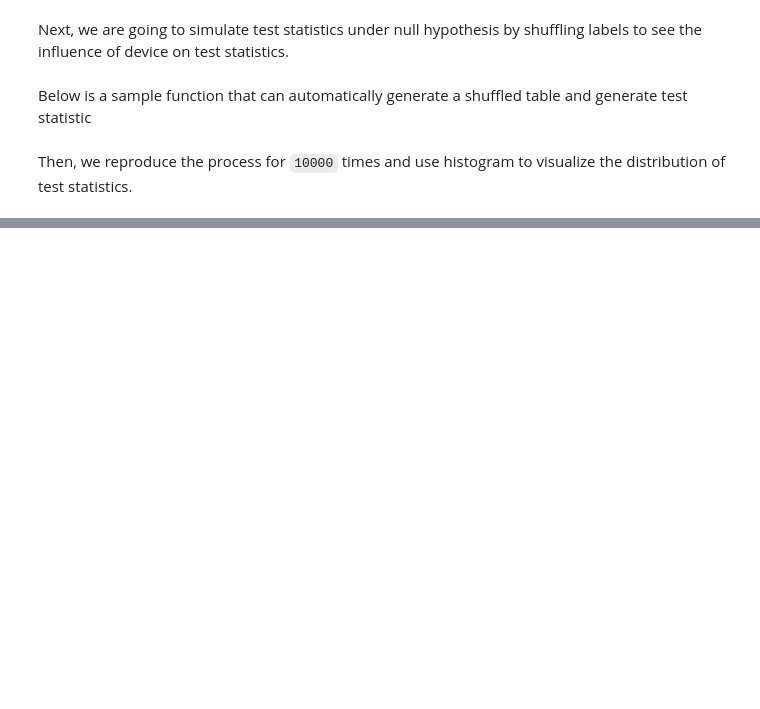
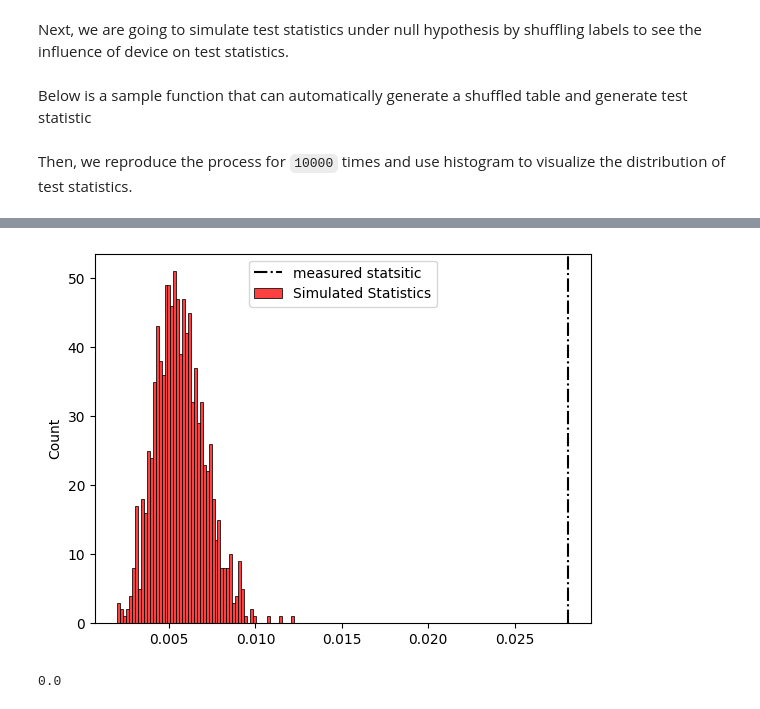
Before and after one commit to DYYasUNCStudent/DATA110, a Jupyter notebook: Final Project/AB testing.ipynb, the cells around one changed output, grey strips where cells are left out. Cells and saved outputs as stored; diff of their text form; code cells hidden in the pictures; blank space fills up the shorter version.

```diff
--- a/Final Project/AB testing.ipynb
+++ b/Final Project/AB testing.ipynb
@@ -140,0 +159,5 @@ usage: git remote [-v | --verbose]
+# %%
+do_test("source", 1000)
+# %% [output]
+[figure, added]
+0.0
```
Also changed, not shown: parts of 17 cells of this notebook.
